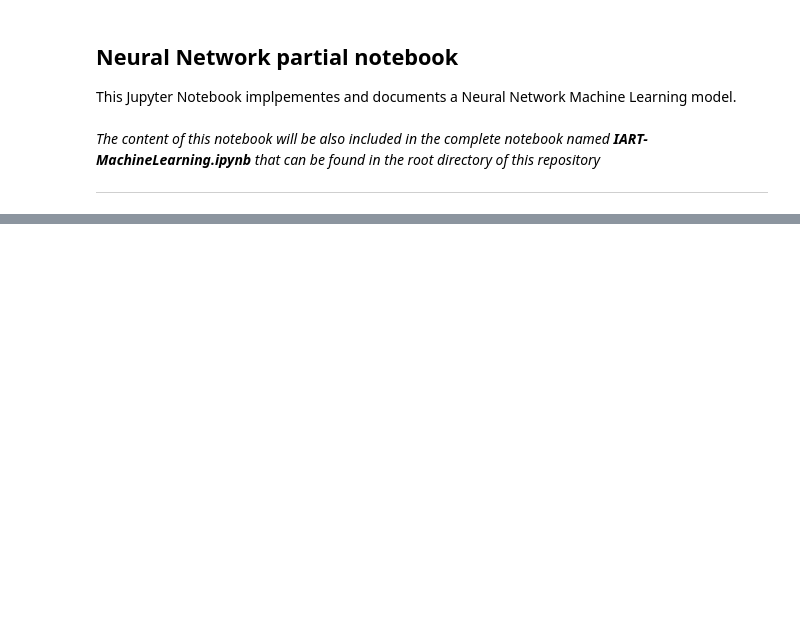
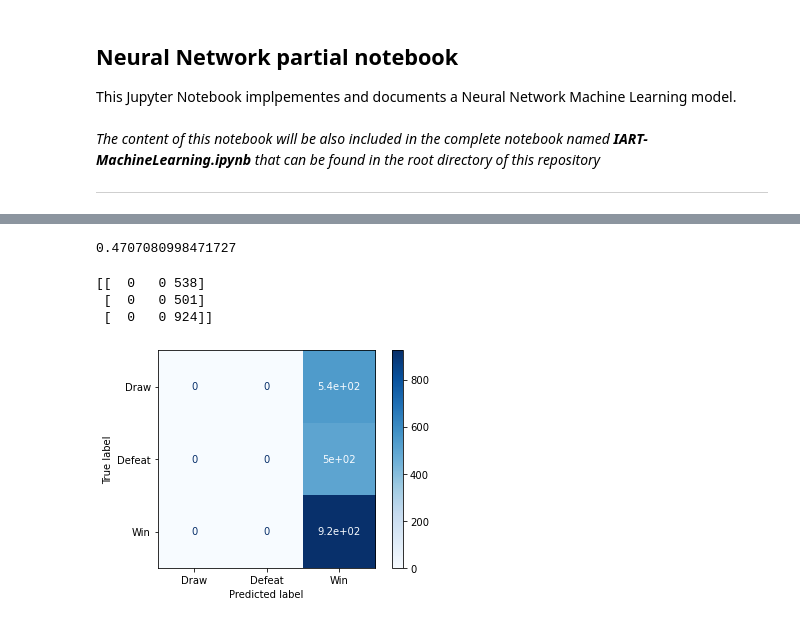
Before and after one commit to j-vm/FEUP_IART_2020, a Jupyter notebook: Assigment2/partials/neural-network.ipynb, the cells around one changed output, grey strips where cells are left out. Saved outputs shown, nothing was run; the diff lists cells and outputs as text; code cells hidden in the pictures; blank space fills up the shorter version.

```diff
--- a/Assigment2/partials/neural-network.ipynb
+++ b/Assigment2/partials/neural-network.ipynb
@@ -137,3 +122,2 @@ matches_df
 # %%
-matches_df = matches_df.drop(['id', 'date', 'home_team_api_id','away_team_api_id','home_team_goal','away_team_goal','overall_rating_difference', 'goal_diff'], axis=1)
-matches_df
+matches_df = matches_df.drop(['id', 'date', 'home_team_api_id','away_team_api_id','home_team_goal','away_team_goal', 'goal_diff'], axis=1)
@@ -166,13 +136,4 @@ X_train, X_test, y_train, y_test = train_test_split(X, y,
                                                     stratify=y)
 scaler = preprocessing.StandardScaler().fit(X_train)
 X_train_scaled = scaler.transform(X_train)
-clf = MLPClassifier(solver='lbfgs', alpha=1e-5,
-                         hidden_layer_sizes=(15, 15,15, 15,15, 15),verbose=10, random_state=1, tol=1e-6)
-clf.fit(X_train_scaled, y_train)
-x=clf.predict(scaler.transform(X_test))
-np.set_printoptions(threshold=sys.maxsize)
-
-
-from sklearn.metrics import accuracy_score
-
-accuracy_score(y_test, x)
+X_test_scaled = scaler.transform(X_test)
@@ -187,0 +197,19 @@ clf = GridSearchCV(mlp, parameters)
+# %%
+random_search.score(X_test_scaled, y_test)
+# %% [output]
+0.4707080998471727
+# %%
+from sklearn.metrics import confusion_matrix
+from sklearn.metrics import plot_confusion_matrix
+
+class_names= {"Defeat","Draw", "Win"}
+
+disp = plot_confusion_matrix(random_search, X_test_scaled, y_test,
+                                 display_labels=class_names,
+                                 cmap=plt.cm.Blues)
+print(disp.confusion_matrix)
+# %% [output]
+[[  0   0 538]
+ [  0   0 501]
+ [  0   0 924]]
+[figure, added]
```
Also changed, not shown: parts of 7 cells of this notebook.
